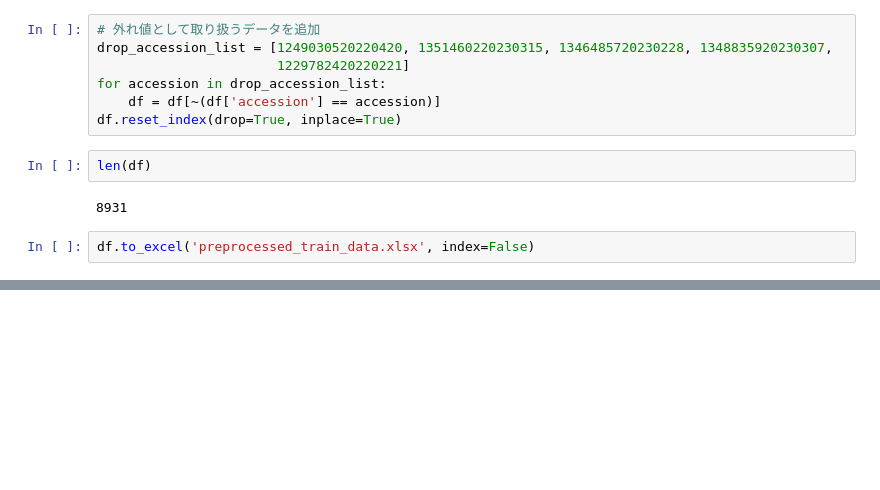
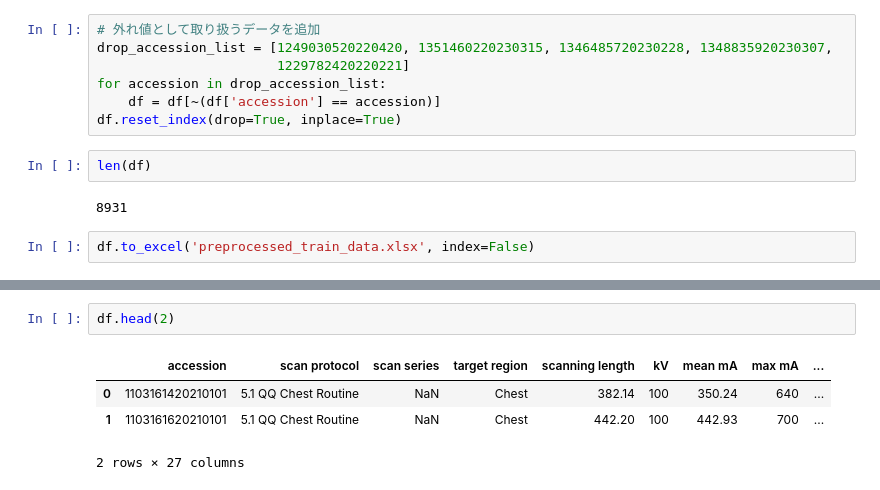
Before and after one commit to y-hiroki-radiotech/CT-dose-prediction, a Jupyter notebook: 1_data_cleaning_eda.ipynb, the cells around one changed output, grey strips where cells are left out. Saved outputs shown, nothing was run; the diff lists cells and outputs as text; blank space fills up the shorter version.

```diff
--- a/1_data_cleaning_eda.ipynb
+++ b/1_data_cleaning_eda.ipynb
@@ -255,0 +279,7 @@ df.to_excel('preprocessed_train_data.xlsx', index=False)
+# %%
+df.head(2)
+# %% [output]
+|  | accession | scan protocol | scan series | target region | scanning length | kV | mean mA | max mA | ... |
+| 0 | 1103161420210101 | 5.1 QQ Chest Routine | NaN | Chest | 382.14 | 100 | 350.24 | 640 | ... |
+| 1 | 1103161620210101 | 5.1 QQ Chest Routine | NaN | Chest | 442.20 | 100 | 442.93 | 700 | ... |
+2 rows × 27 columns
```
Also changed, not shown: parts of 5 cells of this notebook, 2 other files.
